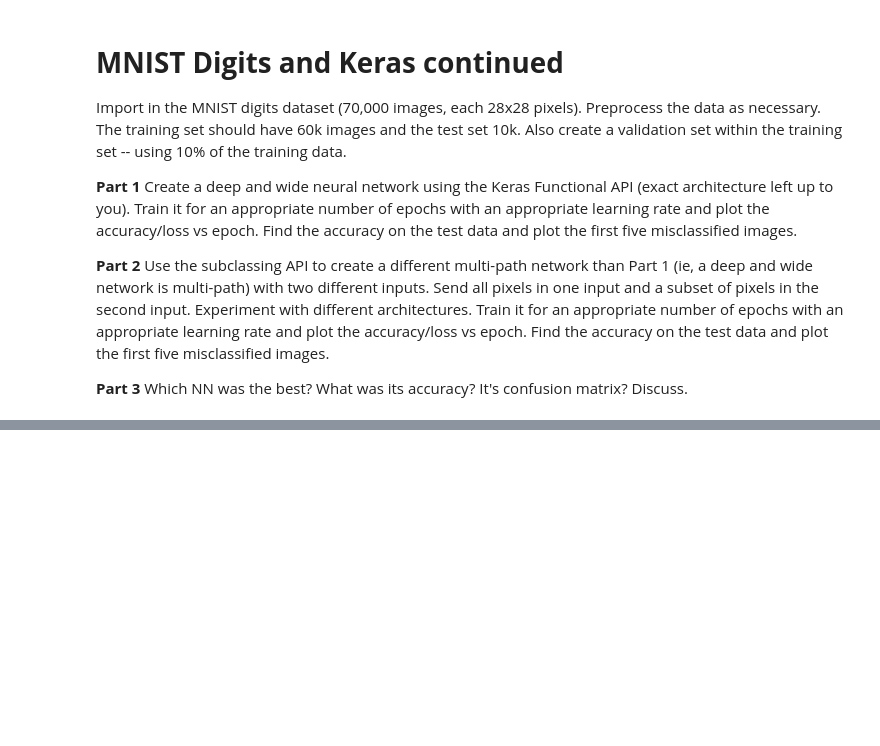
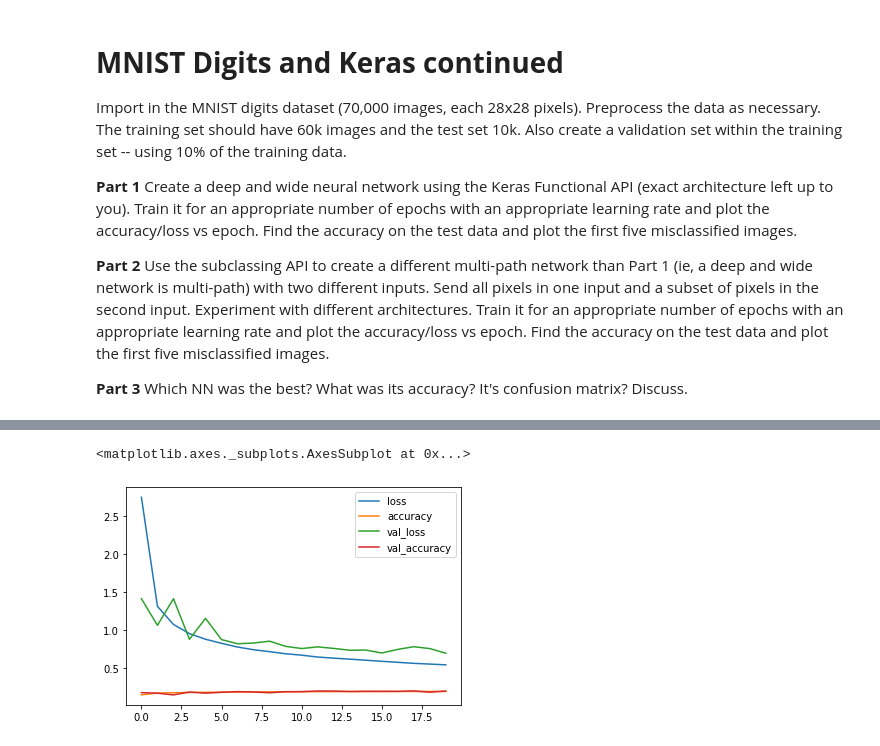
Before and after one commit to NeymanThomas/4499-Assignments, a Jupyter notebook: Homework-2/Homework_2.ipynb, the cells around one changed output, grey strips where cells are left out. Drawn from its saved outputs; the diff is of its cells as text; code cells hidden in the pictures; blank space fills up the shorter version.

```diff
--- a/Homework-2/Homework_2.ipynb
+++ b/Homework-2/Homework_2.ipynb
@@ -15,0 +18,21 @@ Which NN was the best? What was its accuracy? It's confusion matrix? Discuss.
+# %%
+import tensorflow as tf
+from tensorflow import keras
+import numpy as np
+import matplotlib.pyplot as plt
+from collections import Counter
+from sklearn.model_selection import train_test_split
+
+np.random.seed(15)
+tf.random.set_seed(15)
+
+mnist_digits = keras.datasets.mnist
+(X_train_full, Y_train_full), (X_test, Y_test) = mnist_digits.load_data()
+# preprocess
+X_train_full = X_train_full / 255
+X_test = X_test / 255
+# Reshape
+X_train_full = X_train_full.reshape(-1, 784)
+X_test = X_test.reshape(-1, 784)
+# Validation Dataset
+X_train_tr, X_train_v, y_train_tr, y_train_v = train_test_split(X_train_full, Y_train_full, test_size=5000)
@@ -15,0 +80,2 @@ Which NN was the best? What was its accuracy? It's confusion matrix? Discuss.
+# %%
+history = model.fit(X_train_tr, y_train_tr, epochs=20, validation_data=(X_train_v, y_train_v))
@@ -15,0 +100,6 @@ Which NN was the best? What was its accuracy? It's confusion matrix? Discuss.
+# %%
+import pandas as pd
+pd.DataFrame(history.history).plot()
+# %% [output]
+<matplotlib.axes._subplots.AxesSubplot at 0x...>
+[figure, added]
```
Also changed, not shown: parts of 20 cells of this notebook.
